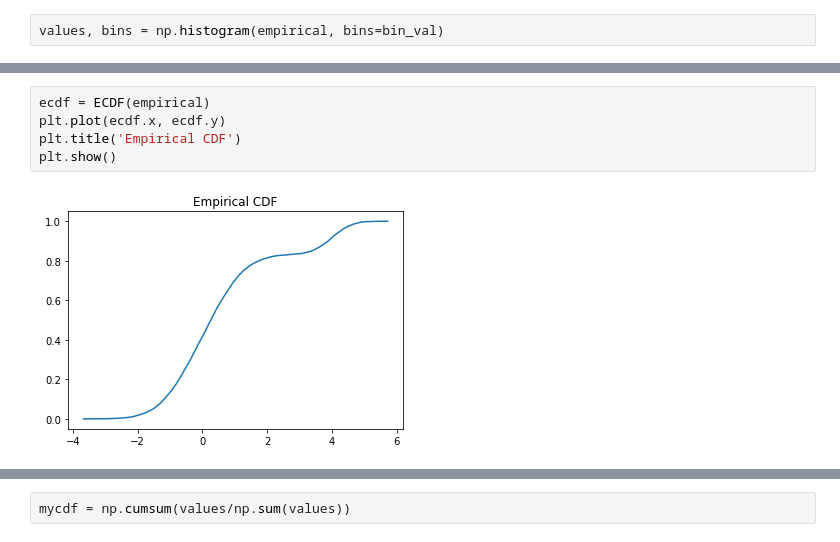
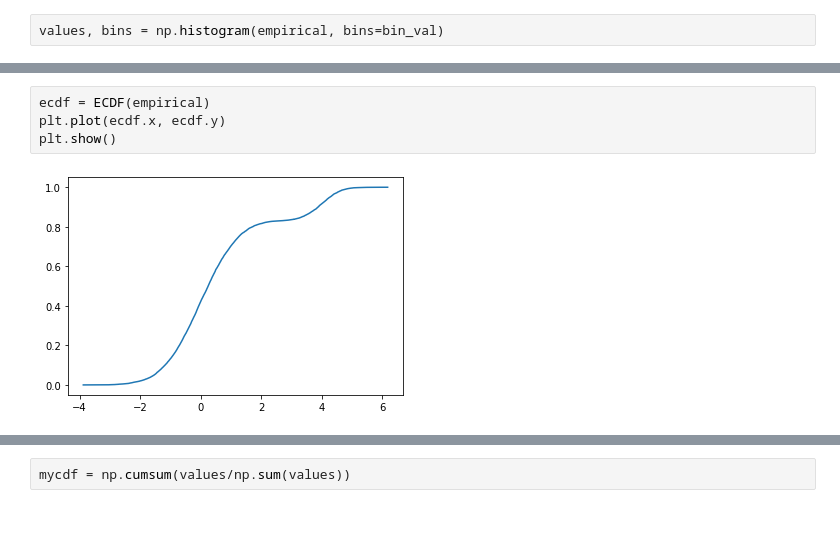
Before and after one commit to guenter-r/statistical_modeling, a Jupyter notebook: Empirical Distribution.ipynb, the cells around one changed output, grey strips where cells are left out. Saved outputs shown, nothing was run; the diff lists cells and outputs as text.

```diff
--- a/Empirical Distribution.ipynb
+++ b/Empirical Distribution.ipynb
@@ -82,7 +82,6 @@ len(bins), len(pdf), pdf[8]
 # %%
 ecdf = ECDF(empirical)
 plt.plot(ecdf.x, ecdf.y)
-plt.title('Empirical CDF')
 plt.show()
 # %% [output]
-[figure, old version]
+[figure, new version]
```
Also changed, not shown: parts of 32 cells of this notebook.
